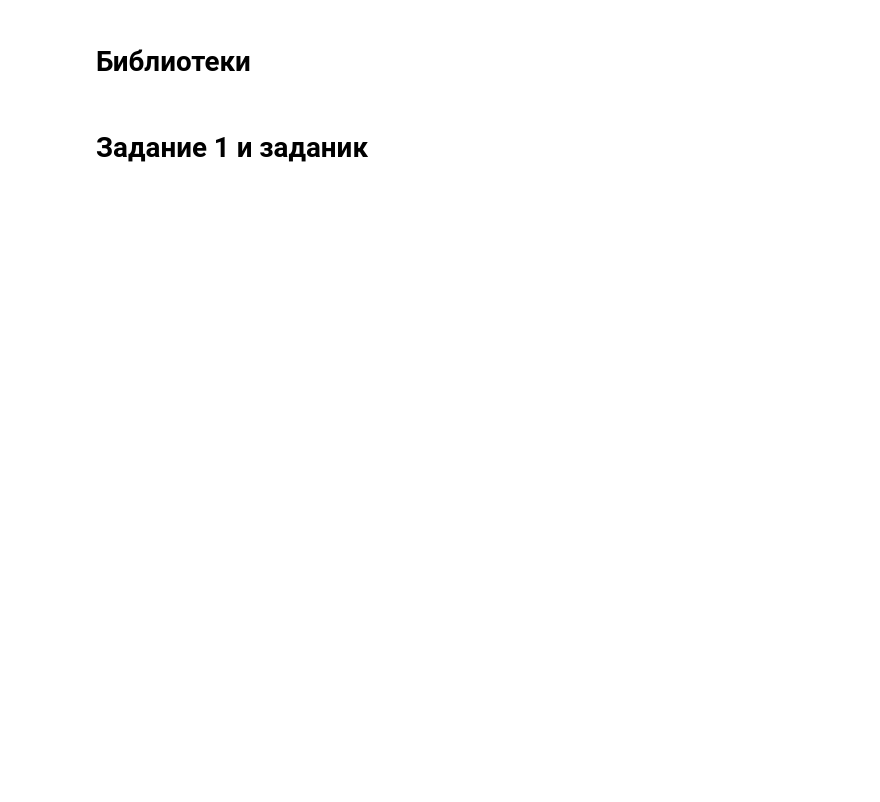
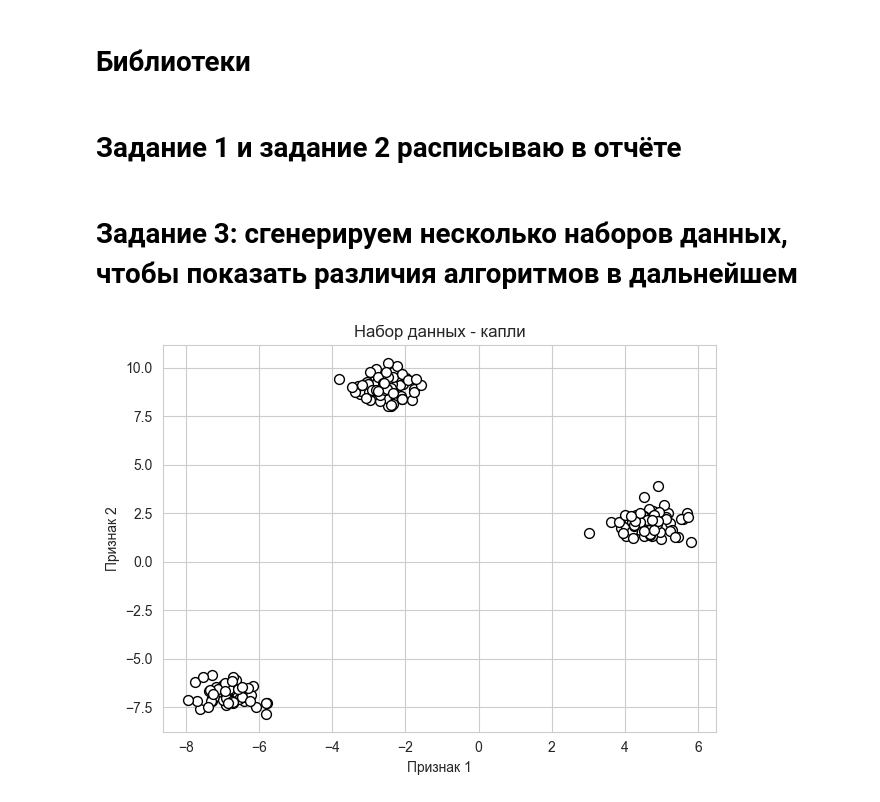
Before and after one commit to Safuanov888/Unsupervised_learning_VUZ, a Jupyter notebook: Models.ipynb, the cells around one changed output. Cells and saved outputs as stored; diff of their text form; code cells hidden in the pictures; blank space fills up the shorter version.

Commit message:
Сгенерировал набор данных

```diff
--- a/Models.ipynb
+++ b/Models.ipynb
@@ -10,9 +10,29 @@ import numpy as np
 import matplotlib.pyplot as plt
 import seaborn as sns
 
+from sklearn.datasets import make_moons, make_circles, make_blobs
+
 from warnings import filterwarnings
 filterwarnings('ignore')
 
-sns.set_style('dark')
+sns.set_style('whitegrid')
 # %% [markdown]
-# Задание 1 и заданик
+# Задание 1 и задание 2 расписываю в отчёте
+# %% [markdown]
+# Задание 3: cгенерируем несколько наборов данных, чтобы показать различия алгоритмов в дальнейшем
+# %%
+X, y = make_blobs(n_samples=200,
+                  n_features=2,
+                  centers=3,
+                  cluster_std=0.5,
+                  shuffle=True,
+                  random_state=42)
+# %%
+plt.scatter(X[:, 0], X[:, 1],
+            c='white', marker='o', edgecolor='black', s=50)
+plt.xlabel('Признак 1')
+plt.ylabel('Признак 2')
+plt.title('Набор данных - капли')
+plt.tight_layout()
+# %% [output]
+[figure, added]
```
Also changed, not shown: parts of 2 cells of this notebook.
